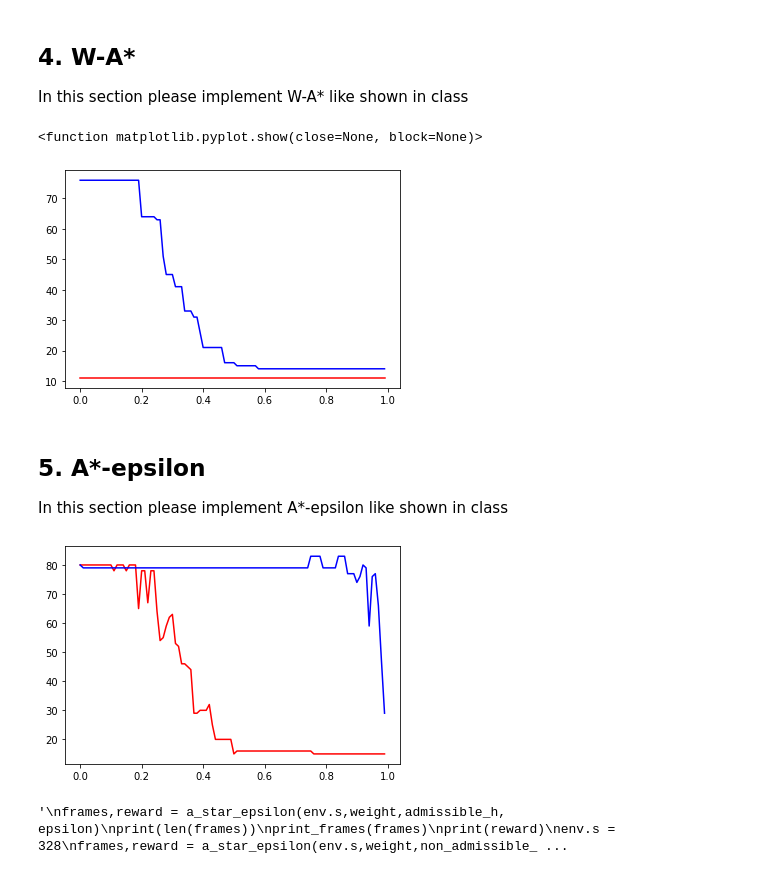
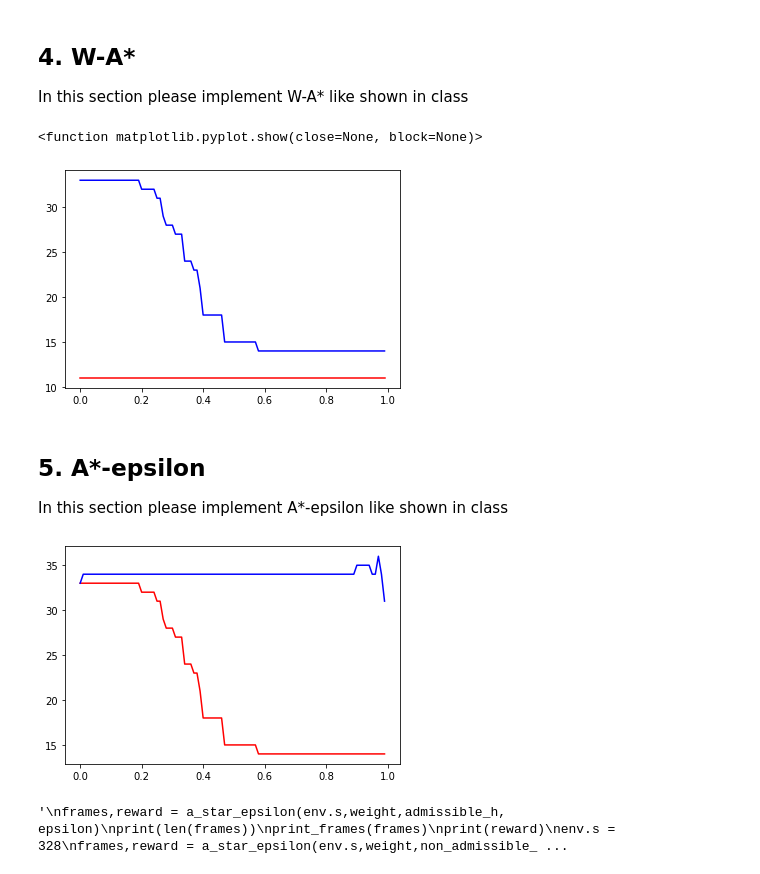
Before and after one commit to nivyaal/AI-hw1, a Jupyter notebook: HW1.ipynb, the cells around one changed output. Drawn from its saved outputs; the diff is of its cells as text; code cells hidden in the pictures.

```diff
--- a/HW1.ipynb
+++ b/HW1.ipynb
@@ -599,7 +599,7 @@ class A_star(SearchAlgorithm):
 
     def isInHeap(self, arr, state):
         for obj in arr:
-            if obj[1] == state:
+            if obj[1].state == state:
                 return obj[1]
         return None
 
@@ -619,10 +619,11 @@ class A_star(SearchAlgorithm):
             new_state, reward, done, info = env.step(action) # Take action i
             if reward >= -1 and new_state != node.state:
                 new_node = Astar_Node(env.render(mode='ansi'),new_state,action,reward,
-                                      done,node, self.h(new_state), node.g+(-1)*reward)
+                                      done,node, self.h(new_state), node.g+(-1)*reward) #not sure about -1 multiply
                 neighbours.append(new_node)
             env.unwrapped.s = node.state
         return neighbours
+
 counter=0
 
 class Astar_W(A_star):
@@ -644,7 +645,6 @@ class Astar_W(A_star):
             if n.done == True:
                 return self.calcRoute(n)
             for neigbour in self.getNeigbours(n):
-                A_node = Astar_Node(Node,self.h(neigbour.state),neigbour.reward+n.g)
                 open_node = self.isInHeap(open,neigbour.state)
                 close_node = self.isInList(close,neigbour.state)
                 if open_node != None:
@@ -676,7 +676,7 @@ times=[]
 for x in range (0,100):
     env.unwrapped.s = 328
     weight = x/100
-    frames,reward = weighted_a_star(env.s,weight,chosen_h)
+    frames,reward = weighted_a_star(env.s,weight,admissible_h)
     weights.append(weight)
     rewards.append(reward)
     times.append(counter)
@@ -696,7 +696,7 @@ plt.show
 #print(reward)
 # %% [output]
 <function matplotlib.pyplot.show(close=None, block=None)>
-[figure, old version]
+[figure, new version]
 # %% [markdown]
 ## 5. A*-epsilon
 In this section please implement A*-epsilon like shown in class
@@ -712,12 +712,12 @@ class A_star_eps(A_star):
         super().__init__(func,weight)
 
     def choose_from_focal(self, open):
-        min_f = open[0][0]
-        for n in reversed(open):
-            if n[0] <= (1+self.e)*min_f:
-                node = n[1]
-                open.remove(n)
-                return node
+        #min_f = open[0][0]
+        #for n in reversed(open):
+        #    if n[0] <= (1+self.e)*min_f:
+        #        node = n[1]
+        #        open.remove(n)
+        #        return node
         return q.heappop(open)[1]
 
 
@@ -736,7 +736,6 @@ class A_star_eps(A_star):
             if n.done == True:
                 return self.calcRoute(n)
             for neigbour in self.getNeigbours(n):
-                A_node = Astar_Node(Node,self.h(neigbour.state),neigbour.reward+n.g)
                 open_node = self.isInHeap(open,neigbour.state)
                 close_node = self.isInList(close,neigbour.state)
                 if open_node != None:
@@ -771,6 +770,7 @@ def non_admissible_h(state):
     return (MDS + MDP)/25
 
 
+
 def a_star_epsilon(first_state,weight,heuristic_function, epsilon):
     a_star = A_star_eps(heuristic_function, weight, epsilon)
     return a_star.search(first_state)
@@ -787,37 +787,35 @@ epsilon = 0.1   # you will need to change this during the excersize
 weights=[]
 rewards=[]
 times=[]
 times2 =[]
 for x in range (0,100):
     env.unwrapped.s = 328
     weight = x/100
     frames,reward = a_star_epsilon(env.s,weight,admissible_h, epsilon)
     weights.append(weight)
     times.append(counter)
-    env.unwrapped.s = 328
+
 for x in range (0,100):
     env.unwrapped.s = 328
     weight = x/100
-    frames,reward = a_star_epsilon(env.s,weight,admissible_h, epsilon)
-    weights.append(weight)
-    times.append(counter)
-    env.unwrapped.s = 328
+    frames,reward = a_star_epsilon(env.s,weight,non_admissible_h, epsilon)
+    times2.append(counter)
 
 plt.plot(weights, times, color = 'red')
 plt.plot(weights, times2, color = 'blue')
 plt.show()
 
 
 '''
 frames,reward = a_star_epsilon(env.s,weight,admissible_h, epsilon)
 print(len(frames))
 print_frames(frames)
 print(reward)
 env.s = 328
 frames,reward = a_star_epsilon(env.s,weight,non_admissible_h,epsilon )
 print_frames(frames)
 print(reward)
 '''
 # %% [output]
-[figure, old version]
+[figure, new version]
 '\nframes,reward = a_star_epsilon(env.s,weight,admissible_h, epsilon)\nprint(len(frames))\nprint_frames(frames)\nprint(reward)\nenv.s = 328\nframes,reward = a_star_epsilon(env.s,weight,non_admissible_ ...
```
Also changed, not shown: parts of 4 cells of this notebook.
